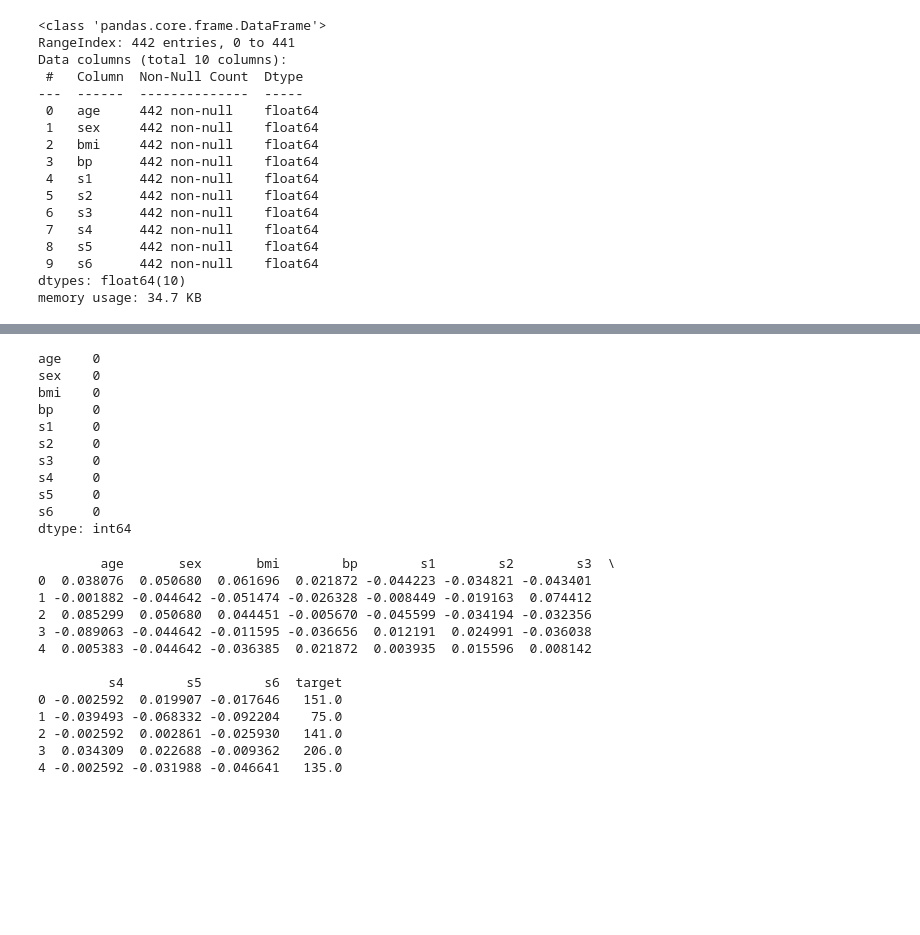
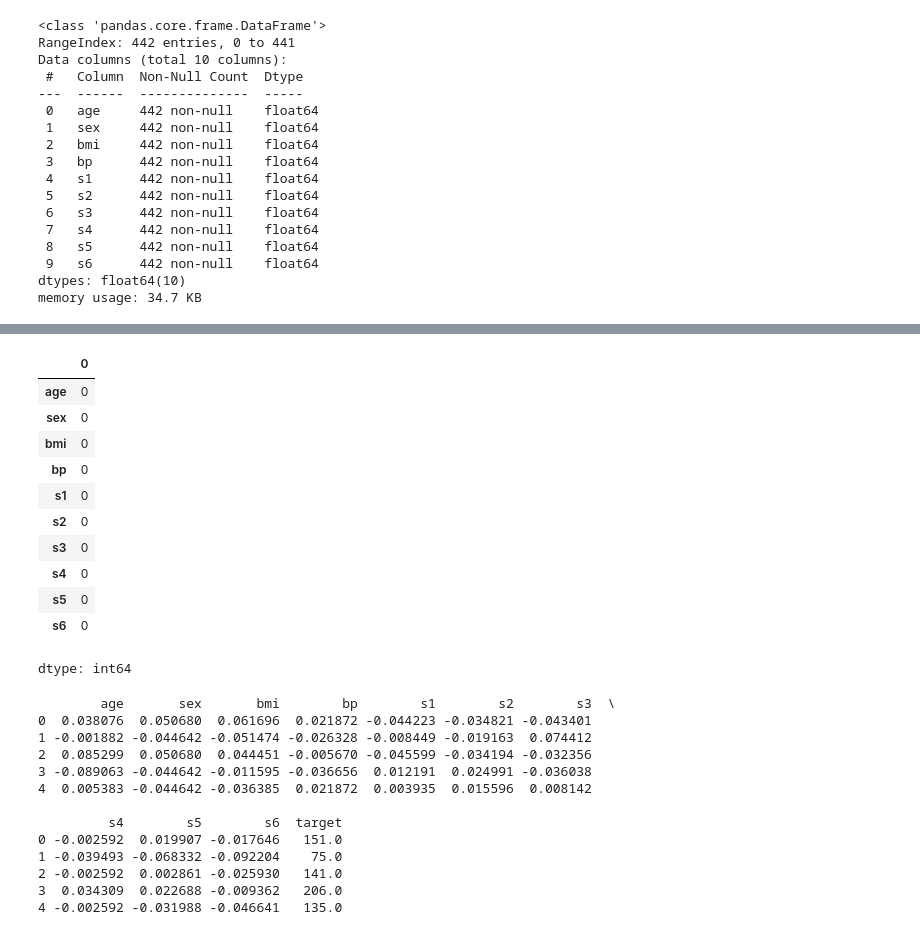
Before and after one commit to chawthinn/uci-diabetes-progression-prediction-regression, a Jupyter notebook: scripts/AML2504_Assignment3_Chaw_916347.ipynb, the cells around one changed output, grey strips where cells are left out. Drawn from its saved outputs; the diff is of its cells as text; code cells hidden in the pictures; blank space fills up the shorter version.

```diff
--- a/scripts/AML2504_Assignment3_Chaw_916347.ipynb
+++ b/scripts/AML2504_Assignment3_Chaw_916347.ipynb
@@ -90,10 +90,10 @@ diabetes347.data.shape
 (442, 10)
 # %%
 # Create dataframe for features
-X = pd347.DataFrame(diabetes347.data, columns=diabetes347.feature_names)
+X347 = pd347.DataFrame(diabetes347.data, columns=diabetes347.feature_names)
 
 # Create target variable as series
-y = pd347.Series(diabetes347.target, name="target")
+y347 = pd347.Series(diabetes347.target, name="target")
 # %% [markdown]
 Display the first few rows and understand the data distribution
 # %%
@@ -147,18 +148,19 @@ X.describe()
 | 75% | 3.807591e-02 | 5.068012e-02 | 3.124802e-02 | 3.564379e-02 | 2.835801e-02 | 2.984439e-02 | 2.931150e-02 | 3.430886e-02 | 3.243232e-02 | 2.791705e-02 |
 | max | 1.107267e-01 | 5.068012e-02 | 1.705552e-01 | 1.320436e-01 | 1.539137e-01 | 1.987880e-01 | 1.811791e-01 | 1.852344e-01 | 1.335973e-01 | 1.356118e-01 |
 # %%
-X.isna().sum()
+X347.isna().sum()
 # %% [output]
+|  | 0 |
+| age | 0 |
+| sex | 0 |
+| bmi | 0 |
+| bp | 0 |
+| s1 | 0 |
+| s2 | 0 |
+| s3 | 0 |
+| s4 | 0 |
+| s5 | 0 |
+| s6 | 0 |
-age    0
-sex    0
-bmi    0
-bp     0
-s1     0
-s2     0
-s3     0
-s4     0
-s5     0
-s6     0
 dtype: int64
 # %%
 # Concatenate dataframe and target (series) to get full dataframe
```
Also changed, not shown: parts of 38 cells of this notebook.
